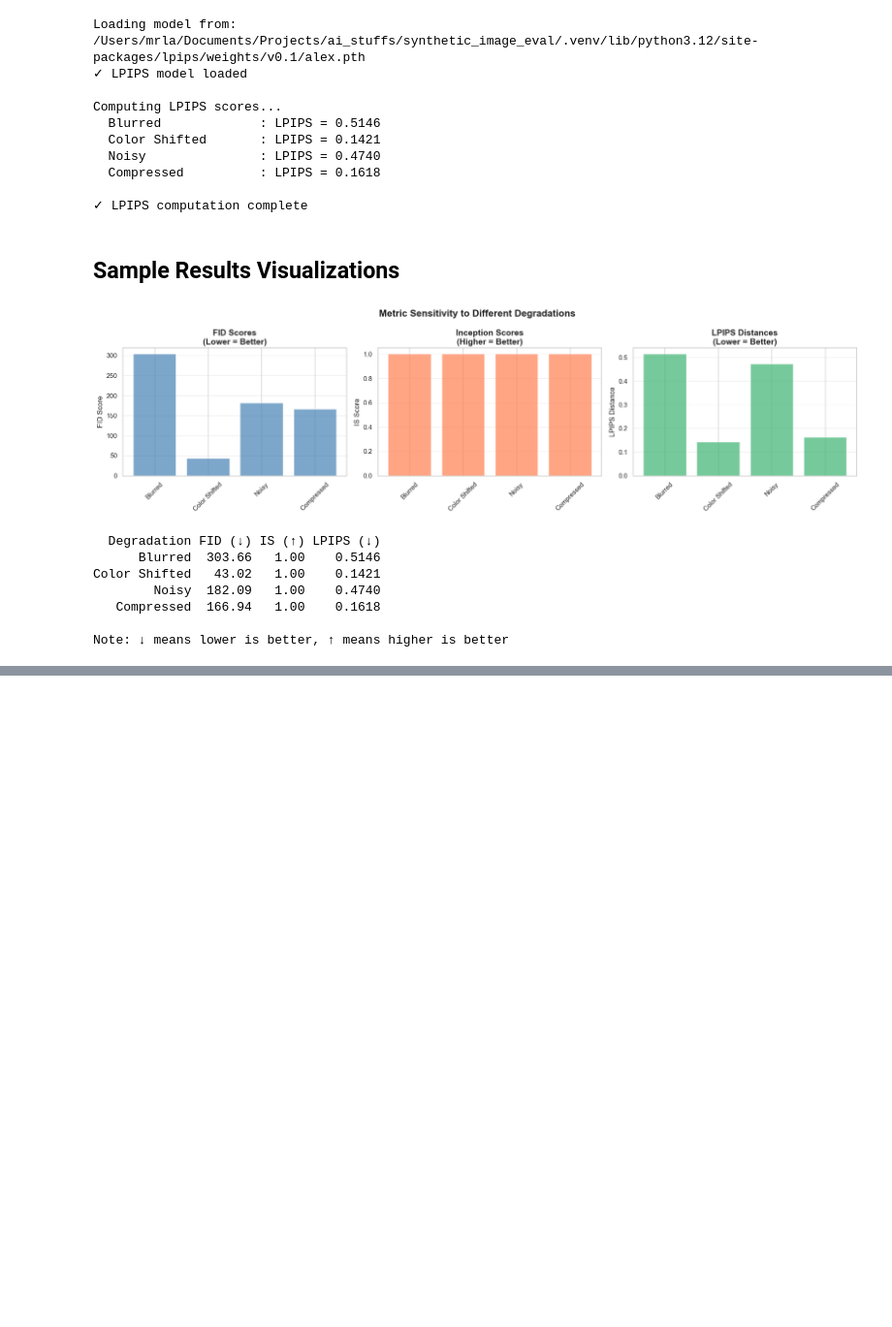
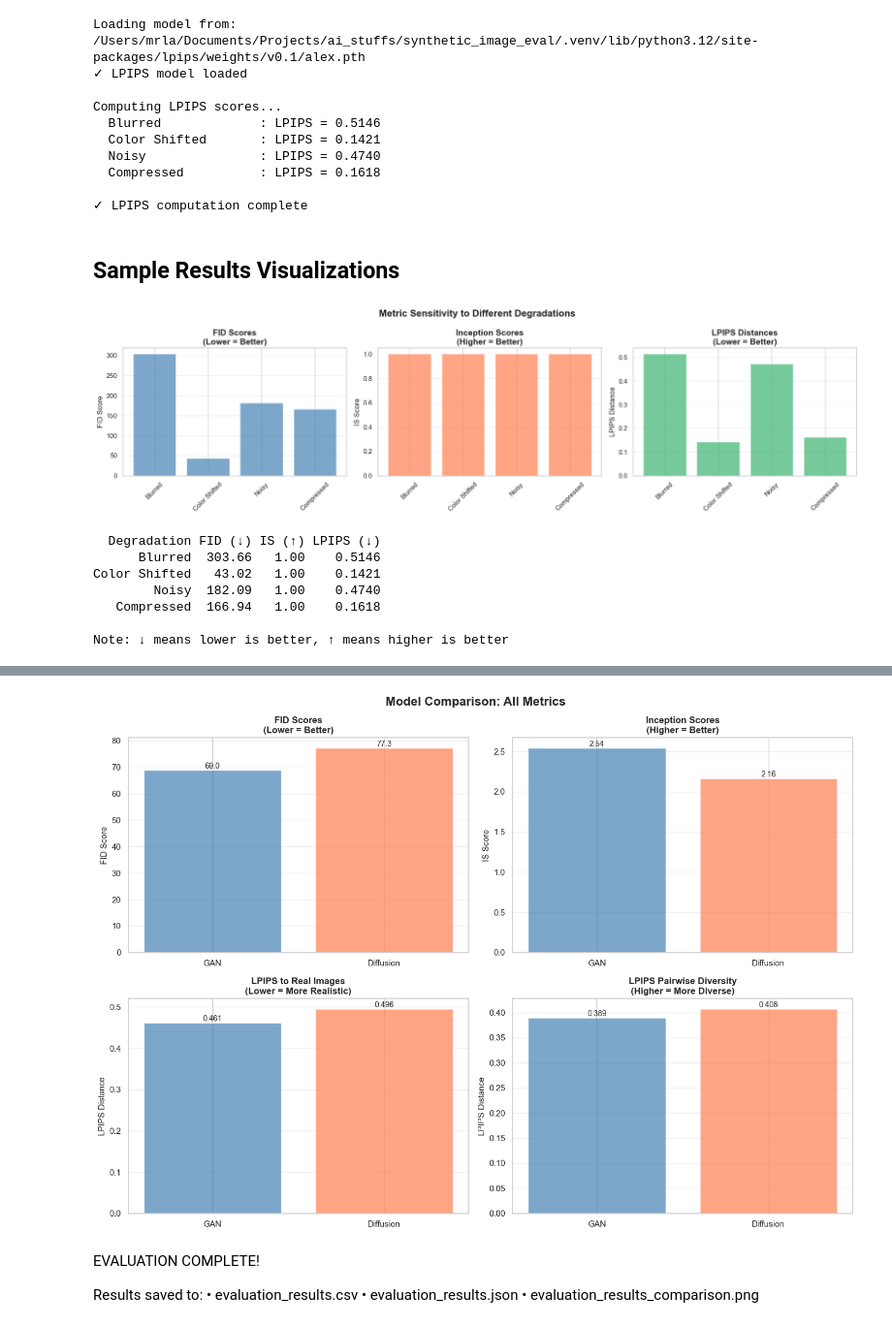
Before and after one commit to mrakelinggar/ai-stuffs, a Jupyter notebook: synthetic_image_eval/Synthetic Image Evaluation.ipynb, the cells around one changed output, grey strips where cells are left out. Shown at 97% size. Drawn from its saved outputs; the diff is of its cells as text; code cells hidden in the pictures; blank space fills up the shorter version.

Commit message:
Synthetic Image Eval - Notebook complete

```diff
--- a/synthetic_image_eval/Synthetic Image Evaluation.ipynb
+++ b/synthetic_image_eval/Synthetic Image Evaluation.ipynb
@@ -1042,0 +1386,64 @@ while IS requires diverse sets to be meaningful.
+# %%
+# Create visualization with 4 subplots
+fig, axes = plt.subplots(2, 2, figsize=(14, 10))
+
+model_names = list(models_to_evaluate.keys())
+colors = ['steelblue', 'coral']
+
+# 1. FID Comparison
+ax = axes[0, 0]
+fid_values = [fid_scores.get(m, 0) for m in model_names]
+bars = ax.bar(model_names, fid_values, color=colors, alpha=0.7)
+ax.set_title('FID Scores\n(Lower = Better)', fontsize=12, fontweight='bold')
+ax.set_ylabel('FID Score', fontsize=11)
+ax.grid(axis='y', alpha=0.3)
+# Add value labels on bars
+for bar in bars:
+    height = bar.get_height()
+    ax.text(bar.get_x() + bar.get_width()/2., height,
+            f'{height:.1f}', ha='center', va='bottom', fontsize=10)
+
+# 2. IS Comparison
+ax = axes[0, 1]
+is_values = [is_scores.get(m, 0) for m in model_names]
+bars = ax.bar(model_names, is_values, color=colors, alpha=0.7)
+ax.set_title('Inception Scores\n(Higher = Better)', fontsize=12, fontweight='bold')
+ax.set_ylabel('IS Score', fontsize=11)
+ax.grid(axis='y', alpha=0.3)
+for bar in bars:
+    height = bar.get_height()
+    ax.text(bar.get_x() + bar.get_width()/2., height,
+            f'{height:.2f}', ha='center', va='bottom', fontsize=10)
+
+# 3. LPIPS to Real
+ax = axes[1, 0]
+lpips_real_values = [lpips_to_real[m]['mean'] if lpips_to_real.get(m) else 0 for m in model_names]
+bars = ax.bar(model_names, lpips_real_values, color=colors, alpha=0.7)
+ax.set_title('LPIPS to Real Images\n(Lower = More Realistic)', fontsize=12, fontweight='bold')
+ax.set_ylabel('LPIPS Distance', fontsize=11)
+ax.grid(axis='y', alpha=0.3)
+for bar in bars:
+    height = bar.get_height()
+    ax.text(bar.get_x() + bar.get_width()/2., height,
+            f'{height:.3f}', ha='center', va='bottom', fontsize=10)
+
+# 4. LPIPS Diversity
+ax = axes[1, 1]
+lpips_div_values = [lpips_diversity[m]['mean'] if lpips_diversity.get(m) else 0 for m in model_names]
+bars = ax.bar(model_names, lpips_div_values, color=colors, alpha=0.7)
+ax.set_title('LPIPS Pairwise Diversity\n(Higher = More Diverse)', fontsize=12, fontweight='bold')
+ax.set_ylabel('LPIPS Distance', fontsize=11)
+ax.grid(axis='y', alpha=0.3)
+for bar in bars:
+    height = bar.get_height()
+    ax.text(bar.get_x() + bar.get_width()/2., height,
+            f'{height:.3f}', ha='center', va='bottom', fontsize=10)
+
+plt.suptitle('Model Comparison: All Metrics', fontsize=16, fontweight='bold')
+plt.tight_layout()
+
+results_vis_path = PROJECT_DIR / 'evaluation_results_comparison.png'
+plt.savefig(results_vis_path, bbox_inches='tight', dpi=150)
+plt.show()
+# %% [output]
+[figure, added]
@@ -1042,0 +1477,7 @@ while IS requires diverse sets to be meaningful.
+# %% [markdown]
+EVALUATION COMPLETE!
+
+Results saved to:
+  • evaluation_results.csv
+  • evaluation_results.json
+  • evaluation_results_comparison.png
```
Also changed, not shown: parts of 12 cells of this notebook.
